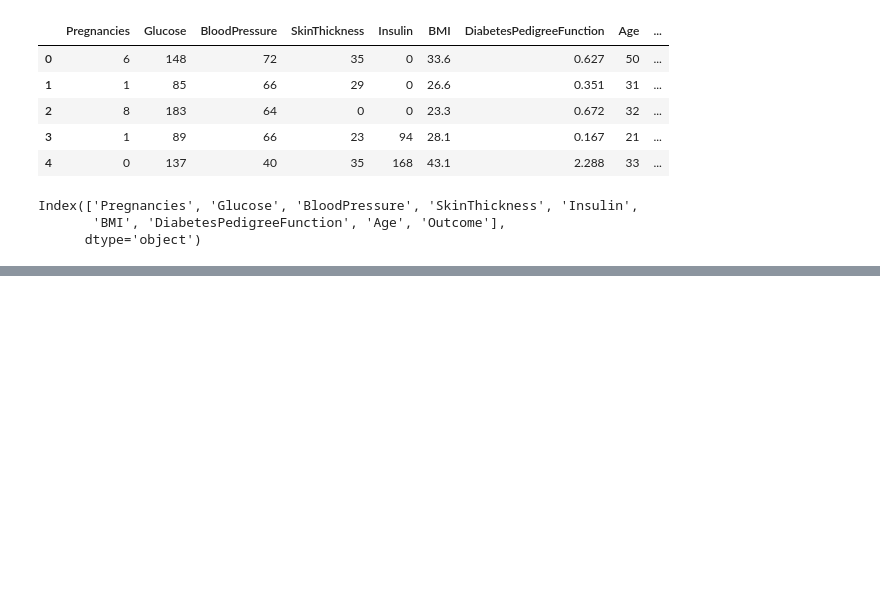
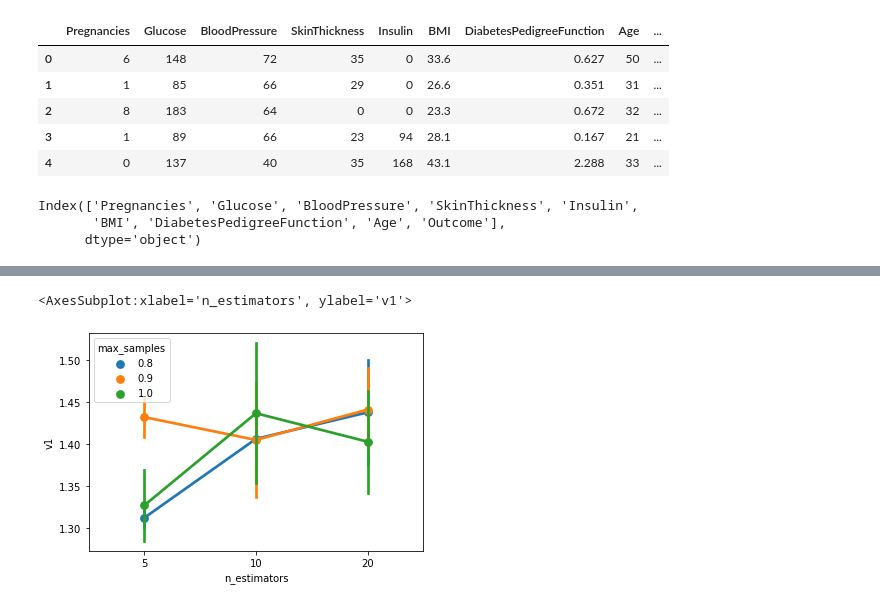
Before and after one commit to sharma-divyanshu/uncertainty_analysis, a Jupyter notebook: ensemble.ipynb, the cells around one changed output, grey strips where cells are left out. Drawn from its saved outputs; the diff is of its cells as text; code cells hidden in the pictures; blank space fills up the shorter version.

Commit message:
added comparisons-ensemble model

```diff
--- a/ensemble.ipynb
+++ b/ensemble.ipynb
@@ -224,0 +323,8 @@ def return_replicates(x, y):
+# %%
+results = {'dataset': [],
+           'n_estimators': [],
+           'max_samples': [],
+           'ause': [],
+           'ece': [],
+           'accuracy': [],
+           'f1': []}
@@ -224,0 +356,18 @@ def return_replicates(x, y):
+# %%
+simulation_runs = pd.DataFrame.from_dict(results)
+simulation_runs.to_csv('simulation_runs_ensemble.csv')
+# %%
+from scipy.stats import t, f, sem
+from bioinfokit.analys import stat
+import statsmodels.api as sm
+from statsmodels.formula.api import ols
+
+diabetes = simulation_runs.loc[simulation_runs['dataset']=='diabetes']
+ionosphere = simulation_runs.loc[simulation_runs['dataset']=='ionosphere']
+red_wine = simulation_runs.loc[simulation_runs['dataset']=='red-wine']
+white_wine = simulation_runs.loc[simulation_runs['dataset']=='white-wine']
+
+diabetes['v1'] = diabetes['accuracy']+(1-diabetes['ause'])
+ionosphere['v1'] = ionosphere['accuracy']+(1-ionosphere['ause'])
+red_wine['v1'] = red_wine['accuracy']+(1-red_wine['ause'])
+white_wine['v1'] = white_wine['accuracy']+(1-white_wine['ause'])
@@ -224,0 +426,5 @@ def return_replicates(x, y):
+# %%
+sns.pointplot(x='n_estimators', y='v1', hue='max_samples', data=diabetes)
+# %% [output]
+<AxesSubplot:xlabel='n_estimators', ylabel='v1'>
+[figure, added]
```
Also changed, not shown: parts of 47 cells of this notebook, 3 other files.
